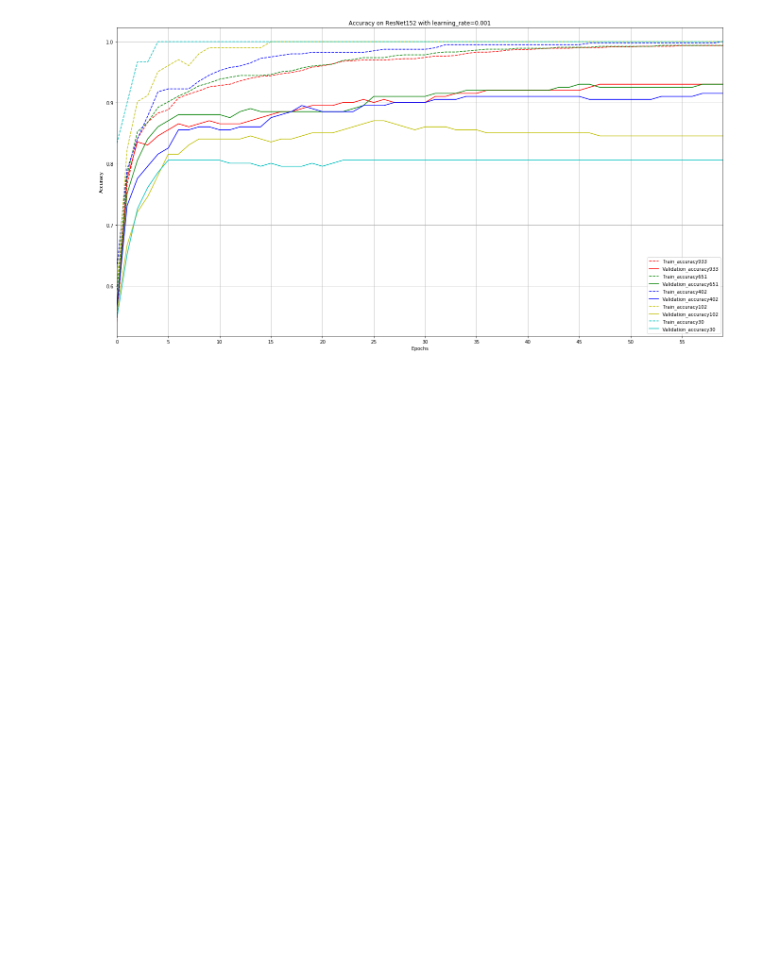
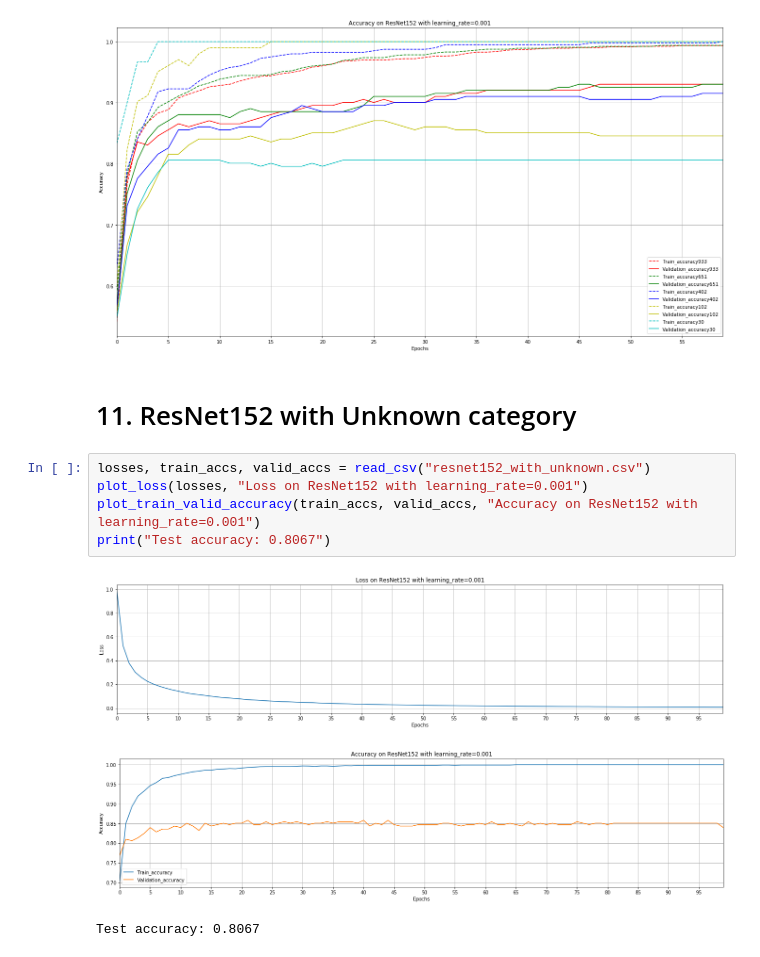
Before and after one commit to giuseppeCoccia/Automatic-Video-Shot-Type-Classification, a Jupyter notebook: Graphs/Graphs_project.ipynb, the cells around one changed output. Drawn from its saved outputs; the diff is of its cells as text; blank space fills up the shorter version.

Commit message:
Added graph with training with Unknown category

```diff
--- a/Graphs/Graphs_project.ipynb
+++ b/Graphs/Graphs_project.ipynb
@@ -393,3 +393,14 @@ plot_train_valid_accuracies([train_accs_933[:60], train_accs_651[:60], train_acc
                             [valid_accs_933[:60], valid_accs_651[:60], valid_accs_402[:60], valid_accs_102[:60], valid_accs_30[:60]], "Accuracy on ResNet152 with learning_rate=0.001")
 # %% [output]
 [figure]
+# %% [markdown]
+# 11. ResNet152 with Unknown category
+# %%
+losses, train_accs, valid_accs = read_csv("resnet152_with_unknown.csv")
+plot_loss(losses, "Loss on ResNet152 with learning_rate=0.001")
+plot_train_valid_accuracy(train_accs, valid_accs, "Accuracy on ResNet152 with learning_rate=0.001")
+print("Test accuracy: 0.8067")
+# %% [output]
+[figure, added]
+[figure, added]
+Test accuracy: 0.8067
```
Also changed, not shown: 2 other files.
